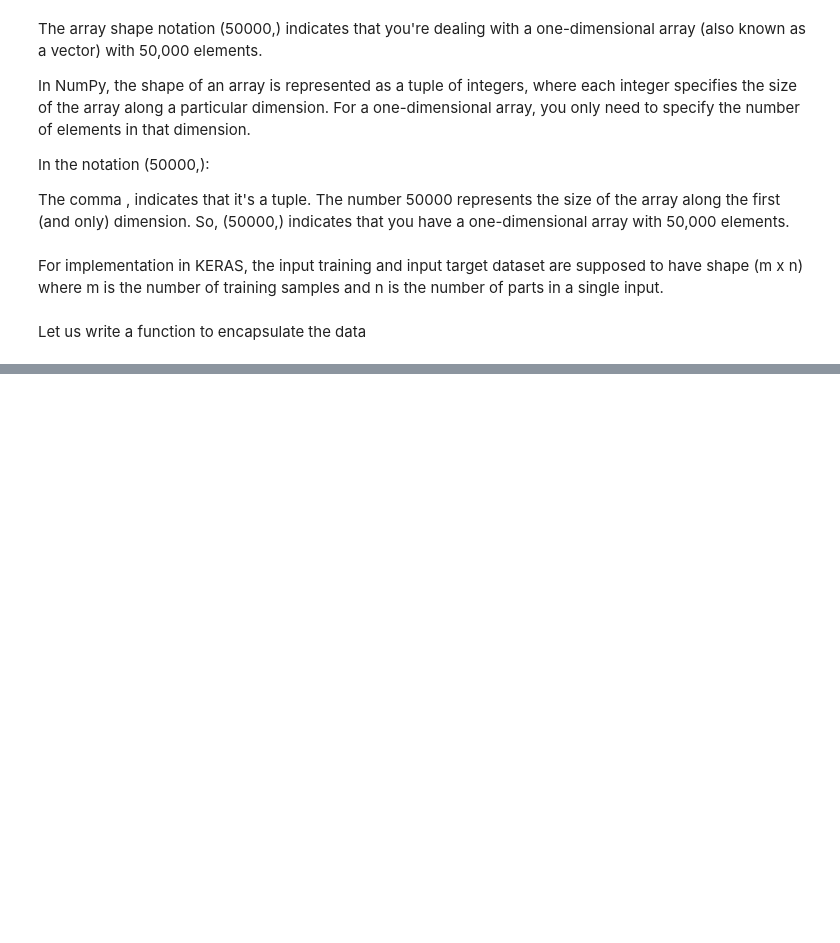
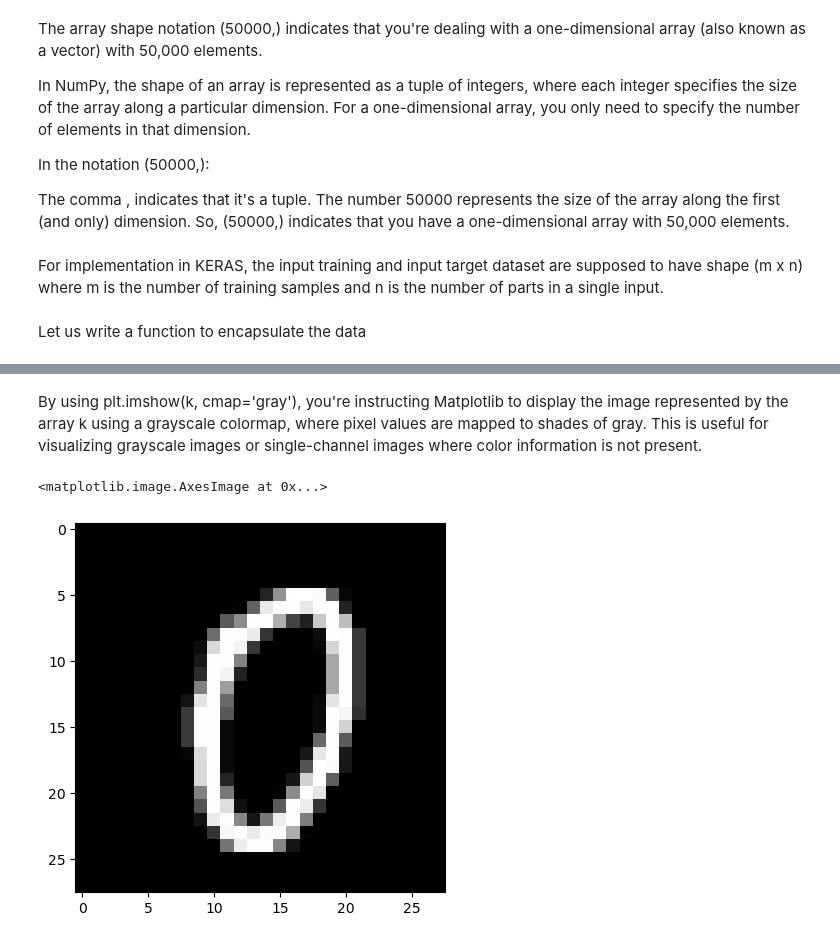
Before and after one commit to DipayanP/KERA_EXP, a Jupyter notebook: MNIST_Experiment.ipynb, the cells around one changed output, grey strips where cells are left out. Cells and saved outputs as stored; diff of their text form; code cells hidden in the pictures; blank space fills up the shorter version.

```diff
--- a/MNIST_Experiment.ipynb
+++ b/MNIST_Experiment.ipynb
@@ -293,0 +300,5 @@ train_x.shape
+# %%
+# defining a index
+index = 1000
+k = train_x [index, :]
+k.shape
@@ -293,0 +309,2 @@ train_x.shape
+# %%
+k = k.reshape((28,28))
@@ -293,0 +333,7 @@ train_x.shape
+# %% [markdown]
+By using plt.imshow(k, cmap='gray'), you're instructing Matplotlib to display the image represented by the array k using a grayscale colormap, where pixel values are mapped to shades of gray. This is useful for visualizing grayscale images or single-channel images where color information is not present.
+# %%
+plt.imshow(k, cmap = 'gray')
+# %% [output]
+<matplotlib.image.AxesImage at 0x...>
+[figure, added]
```
Also changed, not shown: parts of 39 cells of this notebook.
